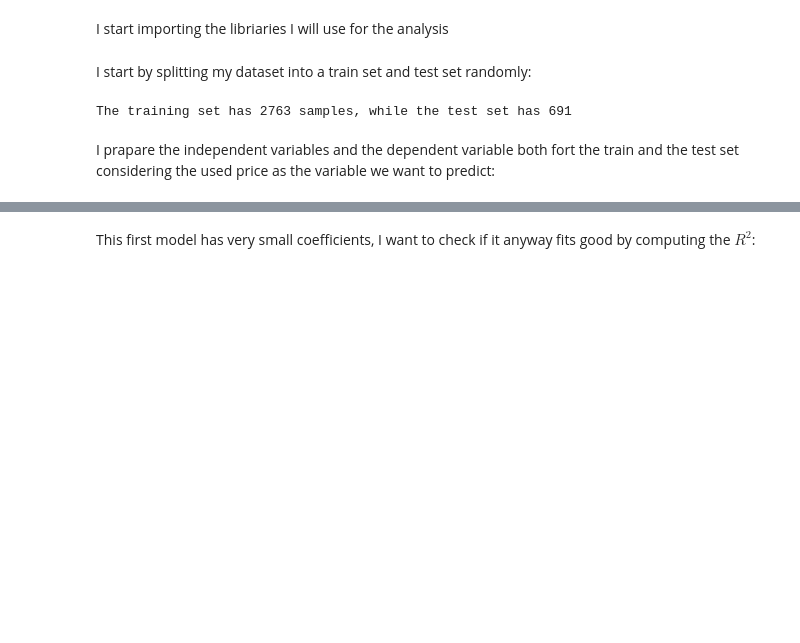
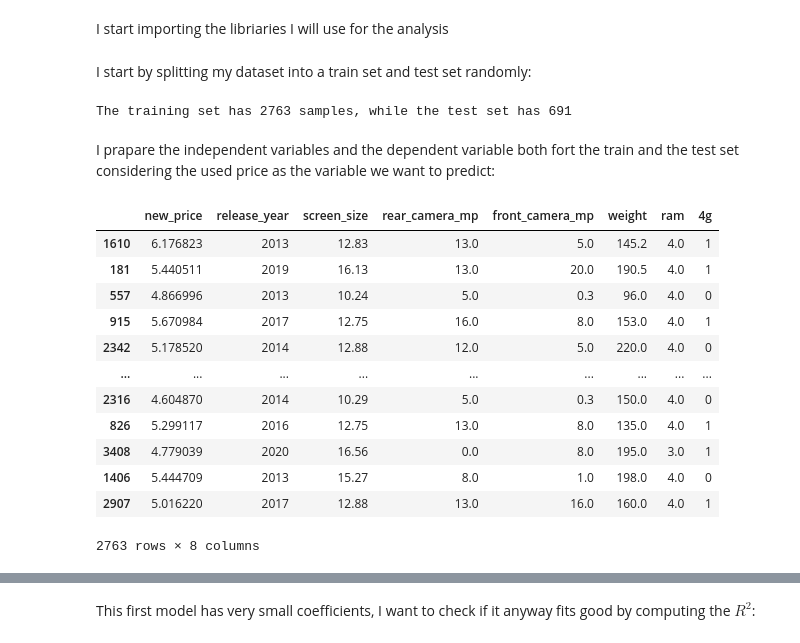
Before and after one commit to annalisadettorii/Project, a Jupyter notebook: project_notebook.ipynb, the cells around one changed output, grey strips where cells are left out. Saved outputs shown, nothing was run; the diff lists cells and outputs as text; code cells hidden in the pictures; blank space fills up the shorter version.

```diff
--- a/project_notebook.ipynb
+++ b/project_notebook.ipynb
@@ -499,6 +499,22 @@ x_train = train_df.drop(['used_price', 'device_brand','os'], axis=1)
 
 y_test = test_df[['used_price']].copy()
 x_test = test_df.drop(['used_price', 'device_brand','os'], axis=1)
+# %%
+x_train1
+# %% [output]
+|  | new_price | release_year | screen_size | rear_camera_mp | front_camera_mp | weight | ram | 4g |
+| 1610 | 6.176823 | 2013 | 12.83 | 13.0 | 5.0 | 145.2 | 4.0 | 1 |
+| 181 | 5.440511 | 2019 | 16.13 | 13.0 | 20.0 | 190.5 | 4.0 | 1 |
+| 557 | 4.866996 | 2013 | 10.24 | 5.0 | 0.3 | 96.0 | 4.0 | 0 |
+| 915 | 5.670984 | 2017 | 12.75 | 16.0 | 8.0 | 153.0 | 4.0 | 1 |
+| 2342 | 5.178520 | 2014 | 12.88 | 12.0 | 5.0 | 220.0 | 4.0 | 0 |
+| ... | ... | ... | ... | ... | ... | ... | ... | ... |
+| 2316 | 4.604870 | 2014 | 10.29 | 5.0 | 0.3 | 150.0 | 4.0 | 0 |
+| 826 | 5.299117 | 2016 | 12.75 | 13.0 | 8.0 | 135.0 | 4.0 | 1 |
+| 3408 | 4.779039 | 2020 | 16.56 | 0.0 | 8.0 | 195.0 | 3.0 | 1 |
+| 1406 | 5.444709 | 2013 | 15.27 | 8.0 | 1.0 | 198.0 | 4.0 | 0 |
+| 2907 | 5.016220 | 2017 | 12.88 | 13.0 | 16.0 | 160.0 | 4.0 | 1 |
+2763 rows × 8 columns
 # %%
 reg = LinearRegression().fit(x_train,y_train)
 # %%
```
Also changed, not shown: parts of 4 cells of this notebook, 1 other file.
